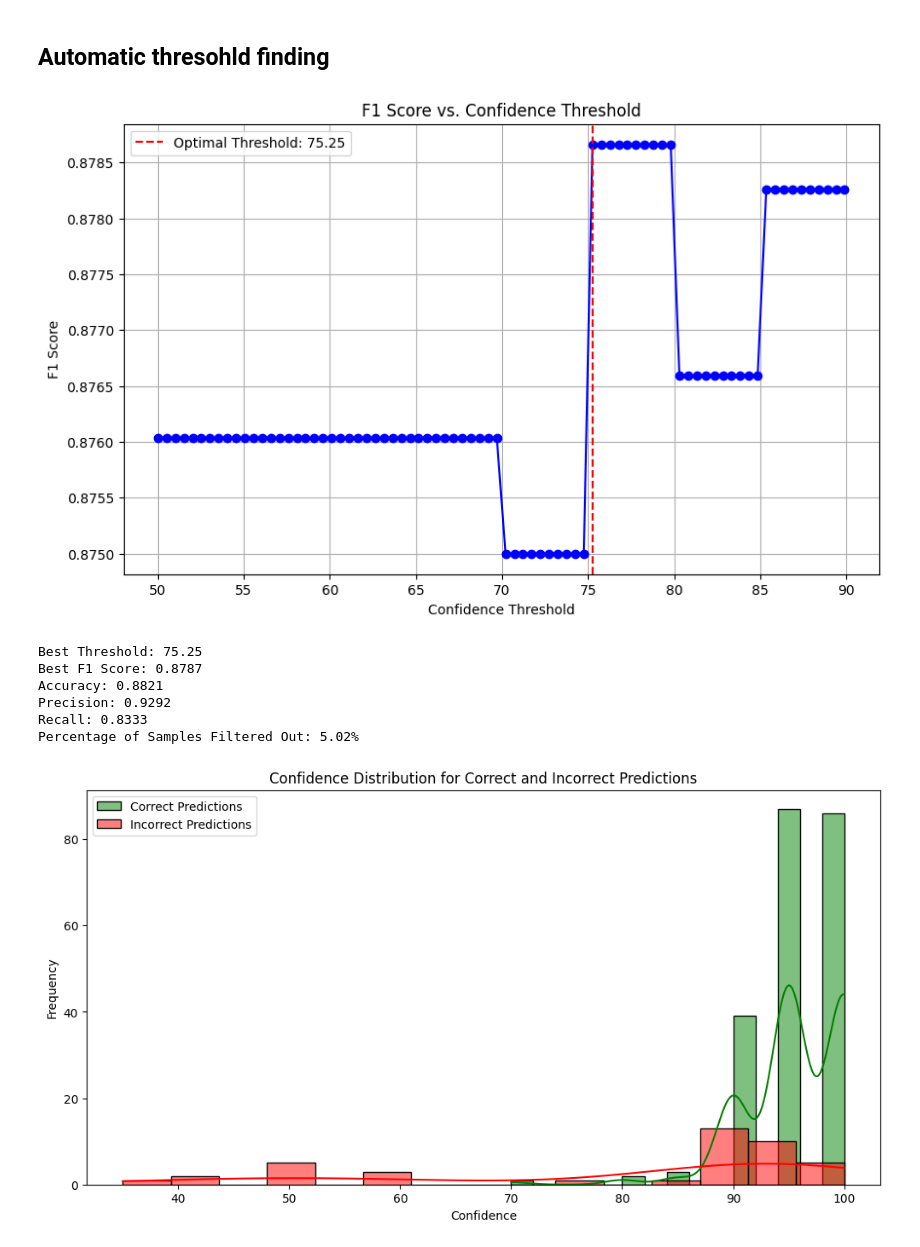
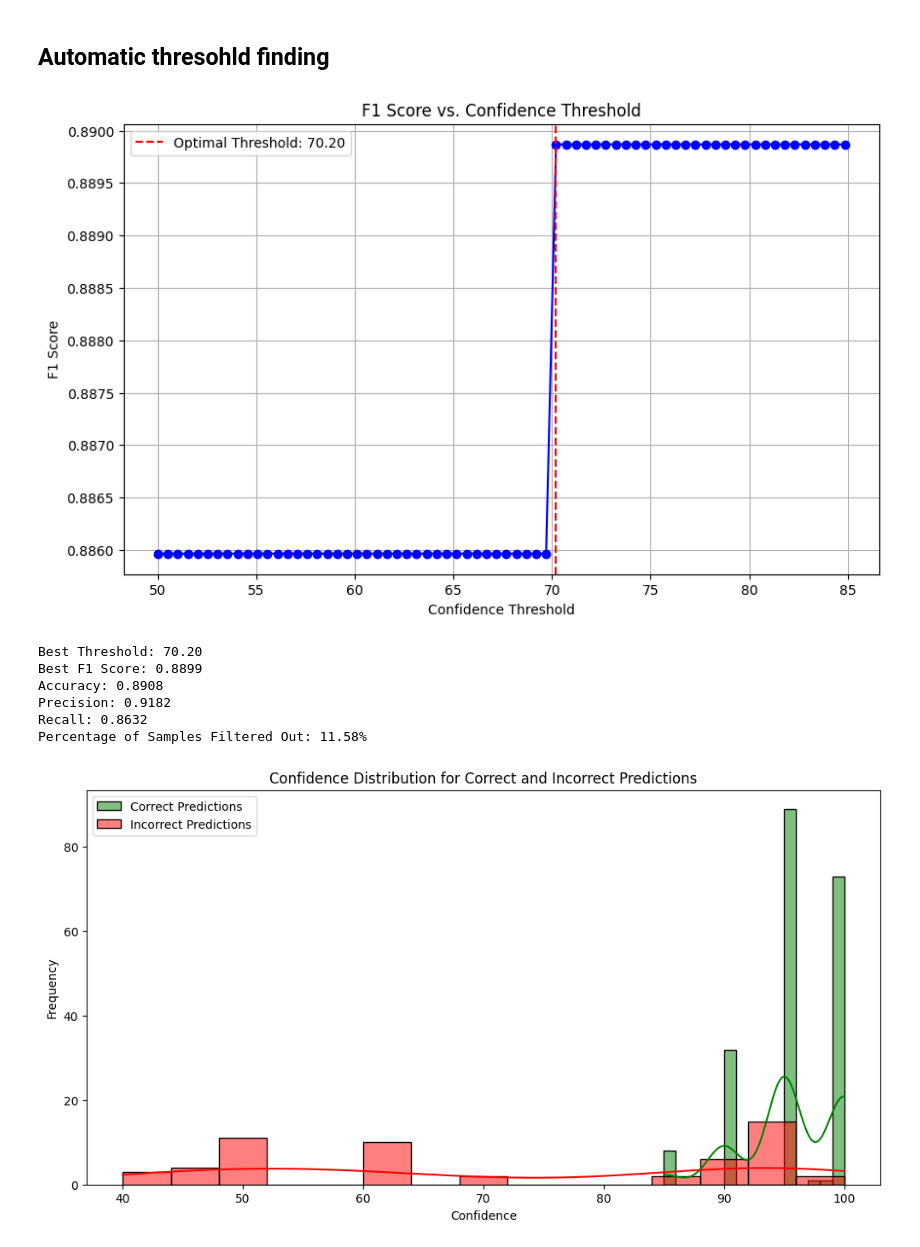
Before and after one commit to TomerCohenAB/Crop2VecChatGPT, a Jupyter notebook: read_json_results.ipynb, the cells around one changed output. Drawn from its saved outputs; the diff is of its cells as text; code cells hidden in the pictures.

Commit message:
shorter question with maybe f1=89

```diff
--- a/read_json_results.ipynb
+++ b/read_json_results.ipynb
@@ -16,7 +16,8 @@ def calculate_metrics(y_true, y_pred, label_name):
     print(f"F1 Score: {f1:.4f}")
     return accuracy, precision, recall, f1
 
-path = '/Users/tomercohen/Downloads/crop2vec_chatgpt/Manual_Tagged_crops_multi_context/results_withmaybe_all.pkl'
+# path = '/Users/tomercohen/Downloads/crop2vec_chatgpt/Manual_Tagged_crops_multi_context/results_withmaybe_all.pkl'
+path = '/Users/tomercohen/Downloads/crop2vec_chatgpt/Manual_Tagged_crops_multi_context/results_withmaybe_shortPrompt_all.pkl'
 maybe_images_dir = os.path.join(os.path.dirname(path), "maybe_images")
 
 # Create directory for 'maybe' images if it doesn't exist
@@ -29,7 +30,7 @@ with open(path, 'rb') as f:
 # Filter and copy 'maybe' results
 maybe_results = []
 for i, res in enumerate(results):
-    if res['confidence'] < 0 or 'maybe' in res['gpt_pred']:
+    if res['confidence'] < 80 or 'maybe' in res['gpt_pred']:
         maybe_results.append(i)
         # Copy image to 'maybe_images' directory if 'image_path' is available in results
         shutil.copy(res['image_path'], maybe_images_dir)
@@ -68,7 +69,8 @@ def calculate_metrics(y_true, y_pred, label_name):
     return accuracy, precision, recall, f1
 
 # Path to the results file
-path = '/Users/tomercohen/Downloads/crop2vec_chatgpt/Manual_Tagged_crops_multi_context/results_withmaybe_all.pkl'
+# path = '/Users/tomercohen/Downloads/crop2vec_chatgpt/Manual_Tagged_crops_multi_context/results_withmaybe_all.pkl'
+path = '/Users/tomercohen/Downloads/crop2vec_chatgpt/Manual_Tagged_crops_multi_context/results_withmaybe_shortPrompt_all.pkl'
 
 with open(path, 'rb') as f:
     results = pickle.load(f)
@@ -87,7 +89,7 @@ total_results = len(results)
 # Iterate over thresholds
 for threshold in thresholds:
     filtered_results = [result for result in results if result['confidence'] >= threshold and 'maybe' not in result['gpt_pred']]
-    if len(filtered_results) < 0.9 * len(results):  # Ensure not more than 10% of predictions are filtered out
+    if len(filtered_results) < 0.85 * len(results):  # Ensure not more than 10% of predictions are filtered out
         break
 
     filtered_gts = [result['manual_gt'] for result in filtered_results]
@@ -122,46 +124,47 @@ print(f"Precision: {best_metrics[1]:.4f}")
 print(f"Recall: {best_metrics[2]:.4f}")
 print(f"Percentage of Samples Filtered Out: {best_filtered_percentage:.2f}%")
 # %% [output]
-[figure, old version]
+[figure, new version]
-Best Threshold: 75.25
-Best F1 Score: 0.8787
-Accuracy: 0.8821
-Precision: 0.9292
-Recall: 0.8333
-Percentage of Samples Filtered Out: 5.02%
+Best Threshold: 70.20
+Best F1 Score: 0.8899
+Accuracy: 0.8908
+Precision: 0.9182
+Recall: 0.8632
+Percentage of Samples Filtered Out: 11.58%
 # %%
 import matplotlib.pyplot as plt
 import seaborn as sns
 import pandas as pd
 
-path = '/Users/tomercohen/Downloads/crop2vec_chatgpt/Manual_Tagged_crops_multi_context/results_withmaybe_all.pkl'
+# path = '/Users/tomercohen/Downloads/crop2vec_chatgpt/Manual_Tagged_crops_multi_context/results_withmaybe_all.pkl'
+path = '/Users/tomercohen/Downloads/crop2vec_chatgpt/Manual_Tagged_crops_multi_context/results_withmaybe_shortPrompt_all.pkl'
 
 with open(path, 'rb') as f:
     results = pickle.load(f)
 
 
 # Assume 'results' is already defined
 # Convert to DataFrame
 df = pd.DataFrame(results)
 
 # Create a 'correct' column as a Boolean
 df['correct'] = (df['gpt_pred'] == df['manual_gt'])
 
 # Convert 'correct' column to string to match palette keys
 df['correct'] = df['correct'].astype(str)
 
 # Separate the correct and incorrect predictions
 correct_confidence = df[df['correct'] == 'True']['confidence']
 incorrect_confidence = df[df['correct'] == 'False']['confidence']
 
 # Plot the histogram
 plt.figure(figsize=(12, 6))
 sns.histplot(correct_confidence, color='green', label='Correct Predictions', kde=True, bins=15)
 sns.histplot(incorrect_confidence, color='red', label='Incorrect Predictions', kde=True, bins=15)
 plt.title('Confidence Distribution for Correct and Incorrect Predictions')
 plt.xlabel('Confidence')
 plt.ylabel('Frequency')
 plt.legend()
 plt.show()
 # %% [output]
-[figure, old version]
+[figure, new version]
```
Also changed, not shown: parts of 1 cell of this notebook, 1 other file.
